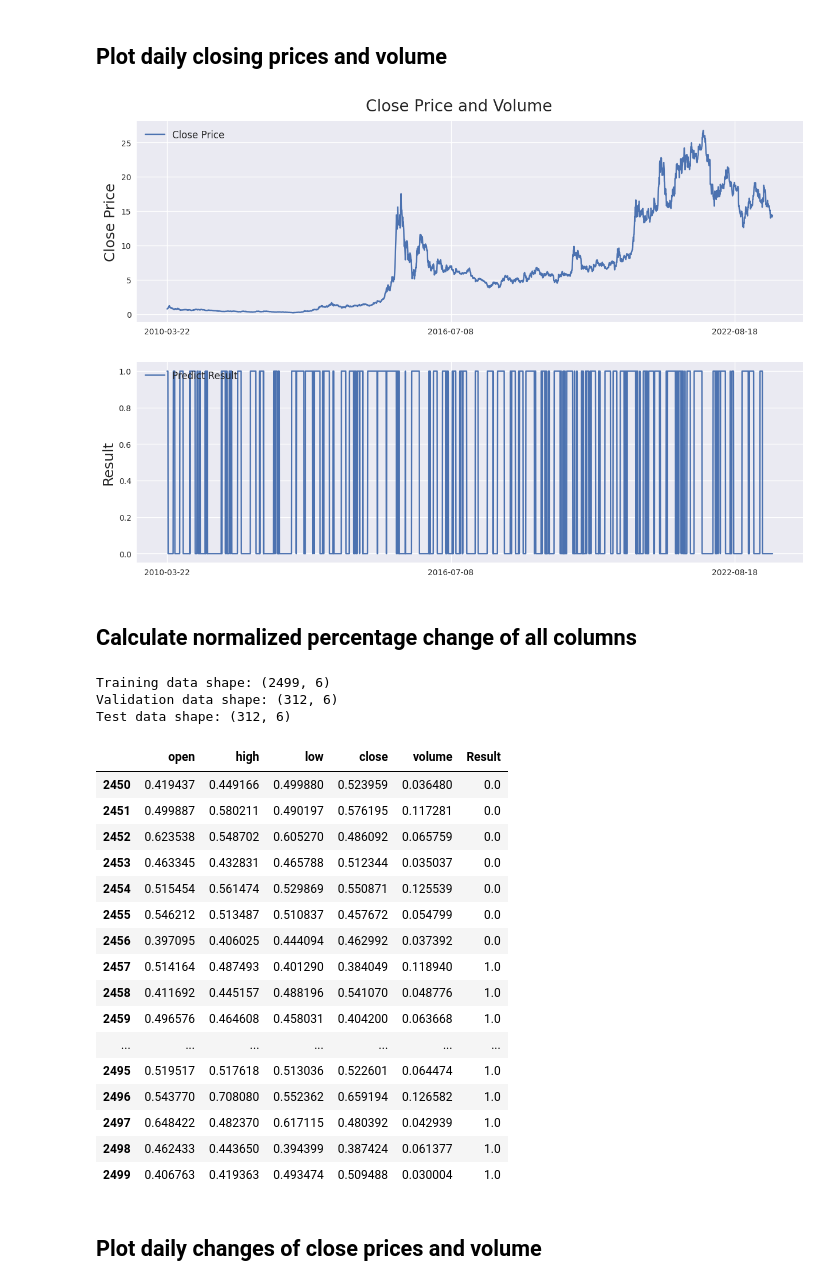
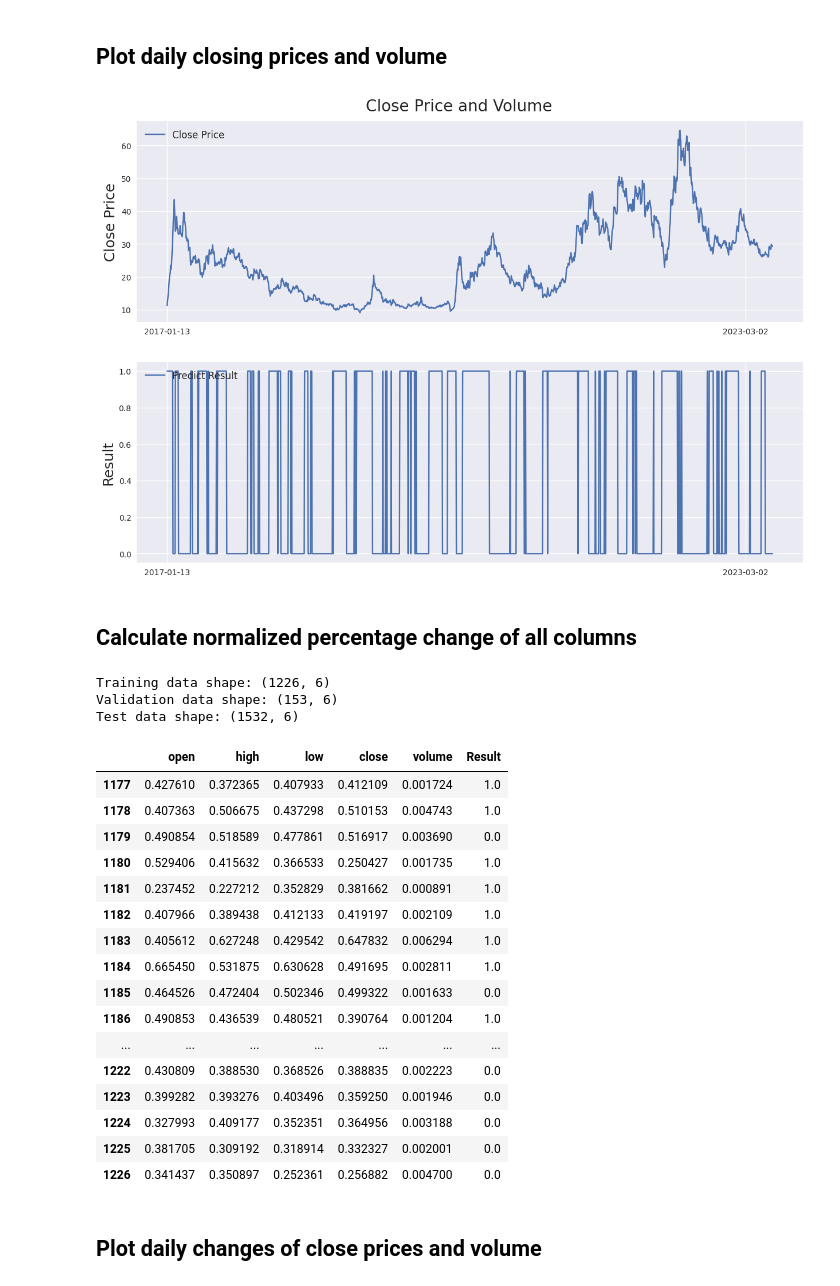
Before and after one commit to weiwenyang2007/shareprice, a Jupyter notebook: AI/myStockPredict.ipynb, the cells around one changed output. Cells and saved outputs as stored; diff of their text form; code cells hidden in the pictures.

```diff
--- a/AI/myStockPredict.ipynb
+++ b/AI/myStockPredict.ipynb
@@ -29,10 +29,10 @@ d_k = 256
 d_v = 256
 n_heads = 12
 ff_dim = 256
-
+epochs = 20
 #
-stock_id = '300059'
-use_checkpoints_id = '300059' #None or else. use other's pre-train model instead of itself(None)
+stock_id = '002824'
+use_checkpoints_id = '399001' #None or else. use other's pre-train model instead of itself(None)
 train_from_scratch = False  # True: Train the model, False: Use the pre-train checkpoints
 stock_price_path = 'stockData/' + stock_id + '.csv'
 # %%
@@ -165,7 +165,7 @@ ax2.set_ylabel('Result', fontsize=18)
 ax2.legend(loc="upper left", fontsize=12)
 plt.show()
 # %% [output]
-[figure, old version]
+[figure, new version]
 # %% [markdown]
 ## Calculate normalized percentage change of all columns
 # %%
@@ -213,54 +213,61 @@ df['volume'] = (df['volume'] - min_volume) / (max_volume - min_volume)
 
 min_result = df[(df.index < last_20pct)]['Result'].min(axis=0)
 max_result = df[(df.index < last_20pct)]['Result'].max(axis=0)
 
 # Min-max normalize Result columns (0-1 range)
 df['Result'] = (df['Result'] - min_result) / (max_result - min_result)
 
 ###############################################################################
 '''Create training, validation and test split'''
 
 df_train = df[(df.index < last_20pct)]  # Training data are 80% of total data
 df_val = df[(df.index >= last_20pct) & (df.index < last_10pct)]
-df_test = df[(df.index >= last_10pct)]
-df_test_with_date = df[(df.index >= last_10pct)]
+
+if train_from_scratch:
+    #if train_from_scratch is True, then use the only last 10 pct for predict
+    df_test = df[(df.index >= last_10pct)]
+    df_test_with_date = df[(df.index >= last_10pct)]
+else:
+    #if train_from_scratch is False, then I could like to use all the df data for predict
+    df_test = df[(df.index >= 0)]
+    df_test_with_date = df[(df.index >= 0)]
 
 # Remove date column
 df_train.drop(columns=['date'], inplace=True)
 df_val.drop(columns=['date'], inplace=True)
 df_test.drop(columns=['date'], inplace=True)
 
 # Convert pandas columns into arrays
 train_data = df_train.values
 val_data = df_val.values
 test_data = df_test.values
 test_data_with_date = df_test_with_date.values
 print('Training data shape: {}'.format(train_data.shape))
 print('Validation data shape: {}'.format(val_data.shape))
 print('Test data shape: {}'.format(test_data.shape))
 
 df_train.tail(50)
 # %% [output]
-Training data shape: (2499, 6)
-Validation data shape: (312, 6)
-Test data shape: (312, 6)
+Training data shape: (1226, 6)
+Validation data shape: (153, 6)
+Test data shape: (1532, 6)
 |  | open | high | low | close | volume | Result |
-| 2450 | 0.419437 | 0.449166 | 0.499880 | 0.523959 | 0.036480 | 0.0 |
-| 2451 | 0.499887 | 0.580211 | 0.490197 | 0.576195 | 0.117281 | 0.0 |
-| 2452 | 0.623538 | 0.548702 | 0.605270 | 0.486092 | 0.065759 | 0.0 |
-| 2453 | 0.463345 | 0.432831 | 0.465788 | 0.512344 | 0.035037 | 0.0 |
-| 2454 | 0.515454 | 0.561474 | 0.529869 | 0.550871 | 0.125539 | 0.0 |
-| 2455 | 0.546212 | 0.513487 | 0.510837 | 0.457672 | 0.054799 | 0.0 |
-| 2456 | 0.397095 | 0.406025 | 0.444094 | 0.462992 | 0.037392 | 0.0 |
-| 2457 | 0.514164 | 0.487493 | 0.401290 | 0.384049 | 0.118940 | 1.0 |
-| 2458 | 0.411692 | 0.445157 | 0.488196 | 0.541070 | 0.048776 | 1.0 |
-| 2459 | 0.496576 | 0.464608 | 0.458031 | 0.404200 | 0.063668 | 1.0 |
+| 1177 | 0.427610 | 0.372365 | 0.407933 | 0.412109 | 0.001724 | 1.0 |
+| 1178 | 0.407363 | 0.506675 | 0.437298 | 0.510153 | 0.004743 | 1.0 |
+| 1179 | 0.490854 | 0.518589 | 0.477861 | 0.516917 | 0.003690 | 0.0 |
+| 1180 | 0.529406 | 0.415632 | 0.366533 | 0.250427 | 0.001735 | 1.0 |
+| 1181 | 0.237452 | 0.227212 | 0.352829 | 0.381662 | 0.000891 | 1.0 |
+| 1182 | 0.407966 | 0.389438 | 0.412133 | 0.419197 | 0.002109 | 1.0 |
+| 1183 | 0.405612 | 0.627248 | 0.429542 | 0.647832 | 0.006294 | 1.0 |
+| 1184 | 0.665450 | 0.531875 | 0.630628 | 0.491695 | 0.002811 | 1.0 |
+| 1185 | 0.464526 | 0.472404 | 0.502346 | 0.499322 | 0.001633 | 0.0 |
+| 1186 | 0.490853 | 0.436539 | 0.480521 | 0.390764 | 0.001204 | 1.0 |
 | ... | ... | ... | ... | ... | ... | ... |
-| 2495 | 0.519517 | 0.517618 | 0.513036 | 0.522601 | 0.064474 | 1.0 |
-| 2496 | 0.543770 | 0.708080 | 0.552362 | 0.659194 | 0.126582 | 1.0 |
-| 2497 | 0.648422 | 0.482370 | 0.617115 | 0.480392 | 0.042939 | 1.0 |
-| 2498 | 0.462433 | 0.443650 | 0.394399 | 0.387424 | 0.061377 | 1.0 |
-| 2499 | 0.406763 | 0.419363 | 0.493474 | 0.509488 | 0.030004 | 1.0 |
+| 1222 | 0.430809 | 0.388530 | 0.368526 | 0.388835 | 0.002223 | 0.0 |
+| 1223 | 0.399282 | 0.393276 | 0.403496 | 0.359250 | 0.001946 | 0.0 |
+| 1224 | 0.327993 | 0.409177 | 0.352351 | 0.364956 | 0.003188 | 0.0 |
+| 1225 | 0.381705 | 0.309192 | 0.318914 | 0.332327 | 0.002001 | 0.0 |
+| 1226 | 0.341437 | 0.350897 | 0.252361 | 0.256882 | 0.004700 | 0.0 |
 # %% [markdown]
 ## Plot daily changes of close prices and volume
 # %%
```
Also changed, not shown: parts of 13 cells of this notebook, 5 other files.
